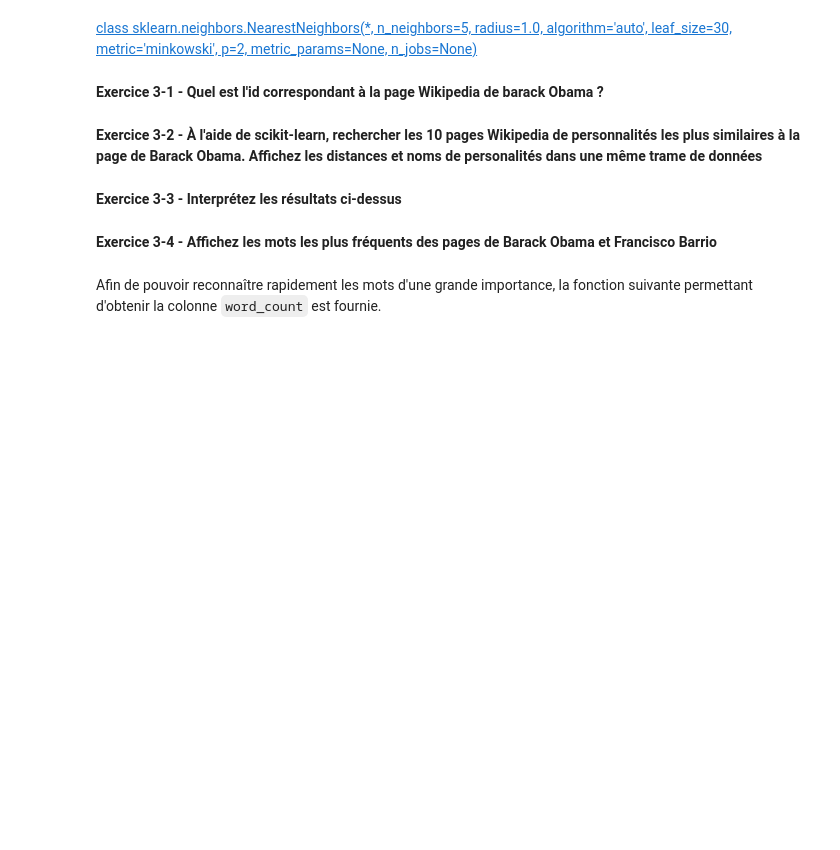
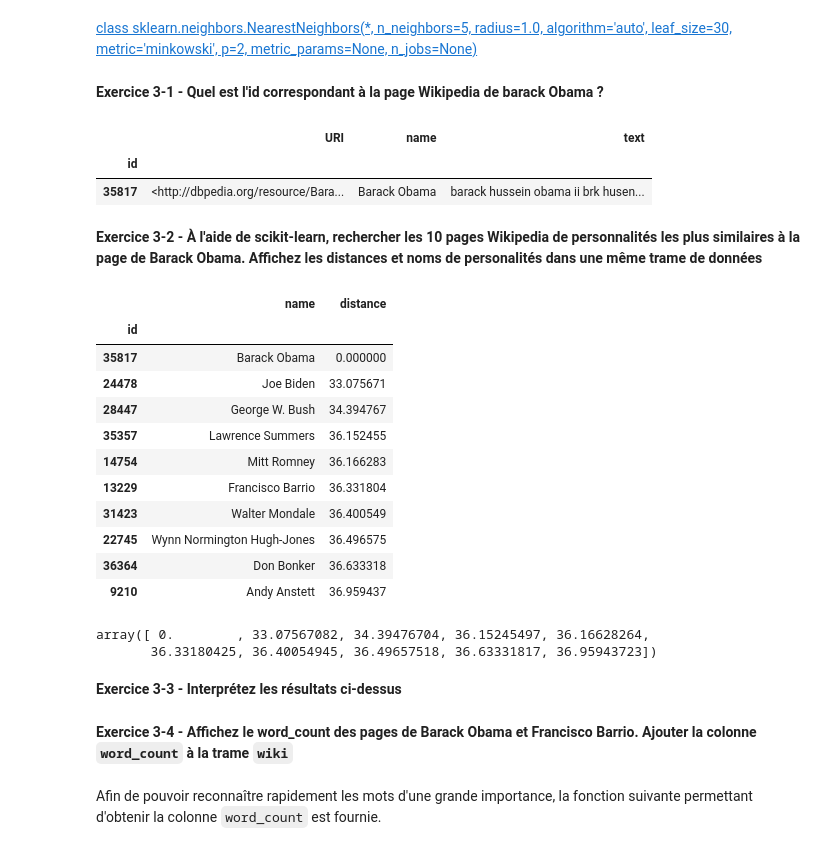
Before and after one commit to mswawola/420-a58-sf-gr-12060-hiver-2023, a Jupyter notebook: nbs/02-02-recherche-documents/02-02-A1.ipynb, the cells around one changed output. Saved outputs shown, nothing was run; the diff lists cells and outputs as text; code cells hidden in the pictures; blank space fills up the shorter version.

```diff
--- a/nbs/02-02-recherche-documents/02-02-A1.ipynb
+++ b/nbs/02-02-recherche-documents/02-02-A1.ipynb
@@ -133,6 +148,11 @@ Commençons par trouver les voisins les plus proches de la page Wikipedia de **B
 **Exercice 3-1 - Quel est l'id correspondant à la page Wikipedia de barack Obama ?**
 # %%
 # Compléter cette cellule ~ 1 ligne de code
+wiki[wiki['name'] == 'Barack Obama']
+# %% [output]
+|  | URI | name | text |
+| id |  |  |  |
+| 35817 | <http://dbpedia.org/resource/Bara... | Barack Obama | barack hussein obama ii brk husen... |
 # %% [markdown]
 **Exercice 3-2 - À l'aide de scikit-learn, rechercher les 10 pages Wikipedia de personnalités les plus similaires à la page de Barack Obama. Affichez les distances et noms de personalités dans une même trame de données**
 # %%
@@ -140,9 +161,34 @@ Commençons par trouver les voisins les plus proches de la page Wikipedia de **B
+# %%
+model = NearestNeighbors(metric='euclidean', algorithm='brute').fit(word_count)
+# %%
+distances, indices = model.kneighbors(word_count[35817], n_neighbors=10+1)
+# %%
+neighbors = pd.DataFrame({'distance': distances.flatten(), 'id': indices.flatten()}).set_index('id')
+wiki.join(neighbors, on='id', how='right').sort_values(by='distance')[['name','distance']]
+# %% [output]
+|  | name | distance |
+| id |  |  |
+| 35817 | Barack Obama | 0.000000 |
+| 24478 | Joe Biden | 33.075671 |
+| 28447 | George W. Bush | 34.394767 |
+| 35357 | Lawrence Summers | 36.152455 |
+| 14754 | Mitt Romney | 36.166283 |
+| 13229 | Francisco Barrio | 36.331804 |
+| 31423 | Walter Mondale | 36.400549 |
+| 22745 | Wynn Normington Hugh-Jones | 36.496575 |
+| 36364 | Don Bonker | 36.633318 |
+| 9210 | Andy Anstett | 36.959437 |
+# %%
+distances.flatten()
+# %% [output]
+array([ 0.        , 33.07567082, 34.39476704, 36.15245497, 36.16628264,
+       36.33180425, 36.40054945, 36.49657518, 36.63331817, 36.95943723])
 # %% [markdown]
 **Exercice 3-3 - Interprétez les résultats ci-dessus**
 # %%
 # Compléter cette cellule
 # %% [markdown]
-**Exercice 3-4 - Affichez les mots les plus fréquents des pages de Barack Obama et Francisco Barrio**
+**Exercice 3-4 - Affichez le word_count des pages de Barack Obama et Francisco Barrio. Ajouter la colonne `word_count` à la trame `wiki`**
 # %% [markdown]
 Afin de pouvoir reconnaître rapidement les mots d'une grande importance, la fonction suivante permettant d'obtenir la colonne `word_count` est fournie.
 # %%
```
Also changed, not shown: parts of 8 cells of this notebook, 1 other file.
